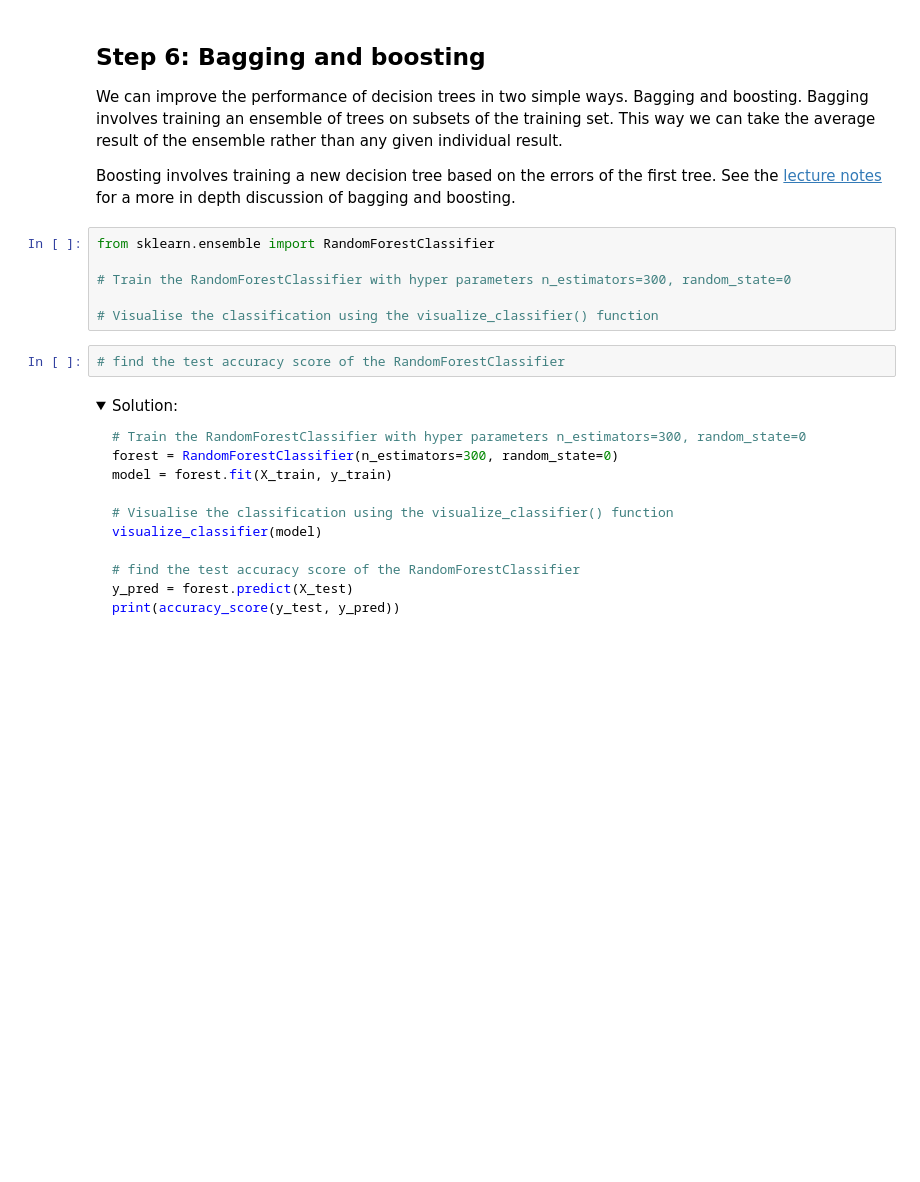
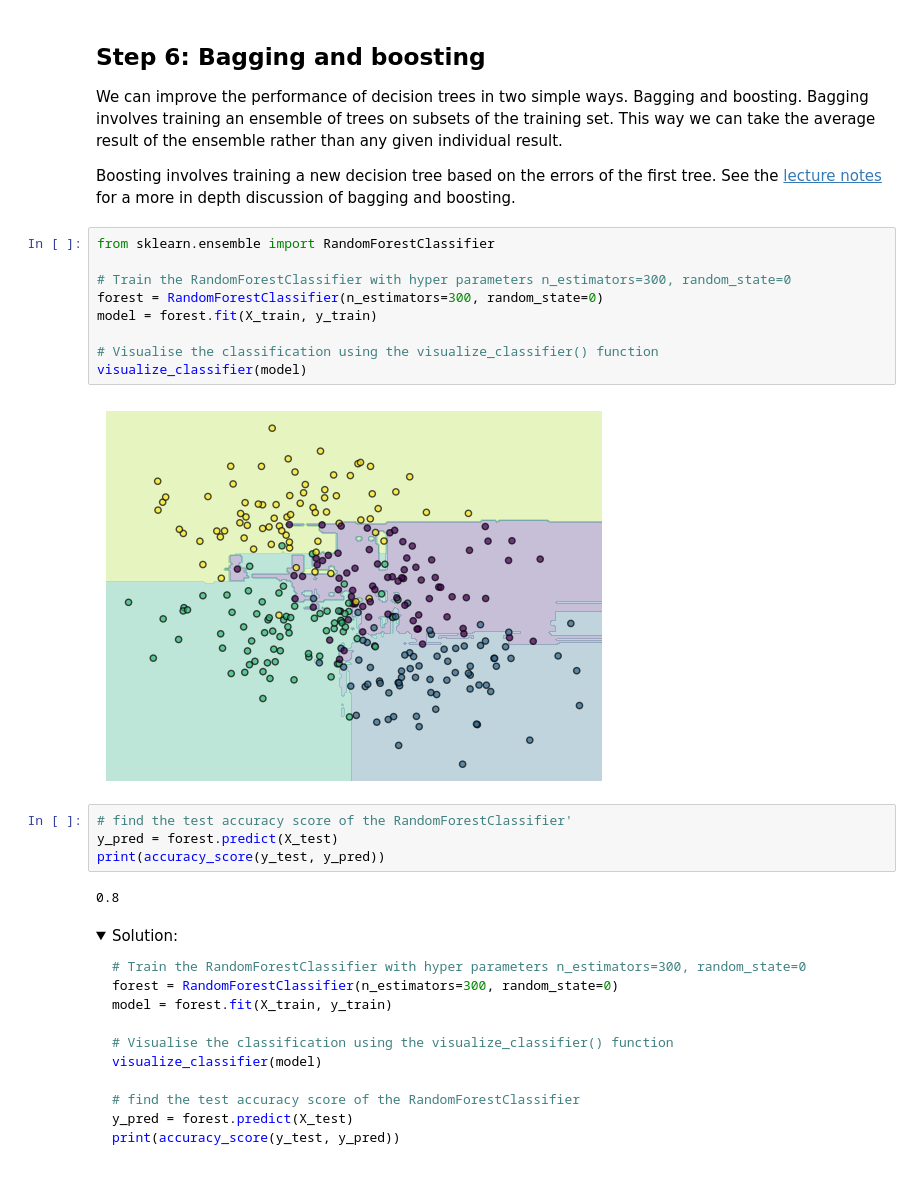
Before and after one commit to AAnuvrath/wicked_wench, a Jupyter notebook: notebooks/01a-example-decision-trees-classification.ipynb, the cells around one changed output. Saved outputs shown, nothing was run; the diff lists cells and outputs as text; folded sections open; blank space fills up the shorter version.

```diff
--- a/notebooks/01a-example-decision-trees-classification.ipynb
+++ b/notebooks/01a-example-decision-trees-classification.ipynb
@@ -419,11 +442,20 @@ Boosting involves training a new decision tree based on the errors of the first
 # %%
 from sklearn.ensemble import RandomForestClassifier
 
 # Train the RandomForestClassifier with hyper parameters n_estimators=300, random_state=0
+forest = RandomForestClassifier(n_estimators=300, random_state=0)
+model = forest.fit(X_train, y_train)
 
 # Visualise the classification using the visualize_classifier() function
+visualize_classifier(model)
+# %% [output]
+[figure, added]
 # %%
-# find the test accuracy score of the RandomForestClassifier
+# find the test accuracy score of the RandomForestClassifier'
+y_pred = forest.predict(X_test)
+print(accuracy_score(y_test, y_pred))
+# %% [output]
+0.8
 # %% [markdown]
 <details>
 <summary>Solution:</summary>
```
Also changed, not shown: parts of 10 cells of this notebook.
